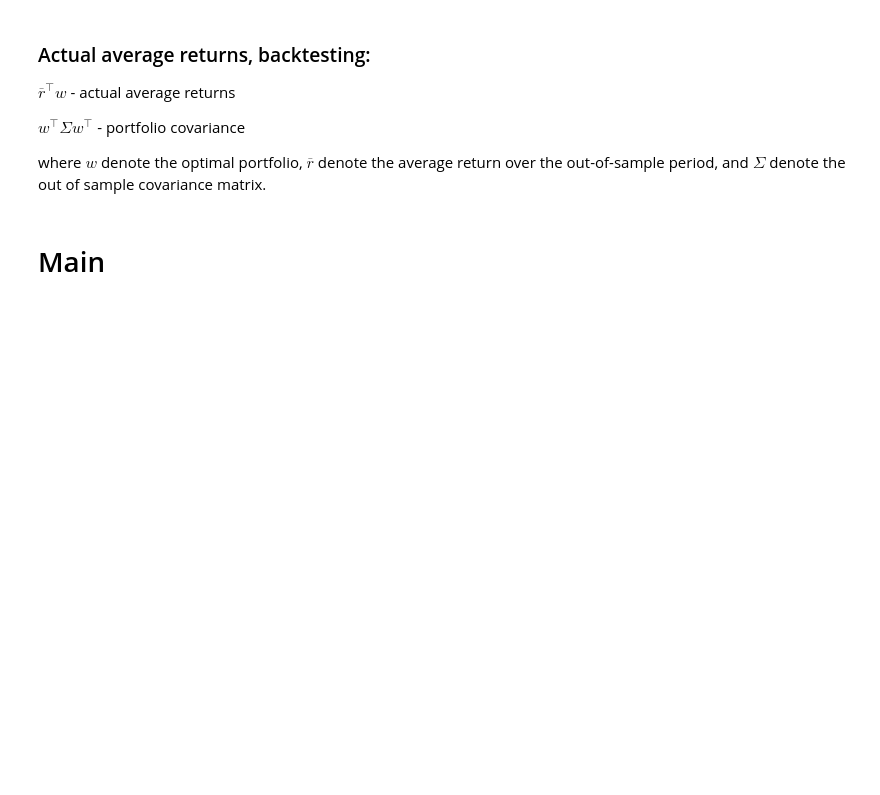
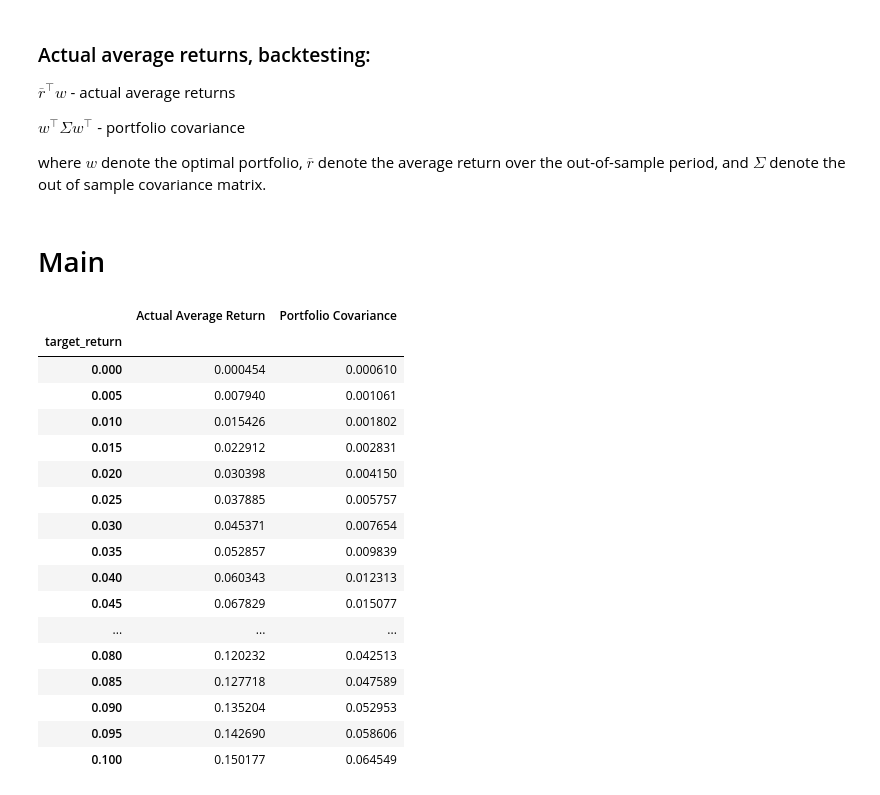
Before and after one commit to ep4518/CFcrsw, a Jupyter notebook: data/PortfolioOptimisation.ipynb, the cells around one changed output. Cells and saved outputs as stored; diff of their text form; code cells hidden in the pictures; blank space fills up the shorter version.

```diff
--- a/data/PortfolioOptimisation.ipynb
+++ b/data/PortfolioOptimisation.ipynb
@@ -85,6 +85,27 @@ for i in range(0, daily_returns.shape[0]-100, 12):
     df_weights = optimal_weights(daily_returns_IS, target_return)
     df_act_returns = backtesting(df_weights, daily_returns_OOS, target_return)
     results_dict[index] = pd.DataFrame(df_act_returns, columns=['target_return', 'Actual Average Return', 'Portfolio Covariance']).set_index('target_return')
+# %%
+results_dict[49]
+# %% [output]
+|  | Actual Average Return | Portfolio Covariance |
+| target_return |  |  |
+| 0.000 | 0.000454 | 0.000610 |
+| 0.005 | 0.007940 | 0.001061 |
+| 0.010 | 0.015426 | 0.001802 |
+| 0.015 | 0.022912 | 0.002831 |
+| 0.020 | 0.030398 | 0.004150 |
+| 0.025 | 0.037885 | 0.005757 |
+| 0.030 | 0.045371 | 0.007654 |
+| 0.035 | 0.052857 | 0.009839 |
+| 0.040 | 0.060343 | 0.012313 |
+| 0.045 | 0.067829 | 0.015077 |
+| ... | ... | ... |
+| 0.080 | 0.120232 | 0.042513 |
+| 0.085 | 0.127718 | 0.047589 |
+| 0.090 | 0.135204 | 0.052953 |
+| 0.095 | 0.142690 | 0.058606 |
+| 0.100 | 0.150177 | 0.064549 |
 # %%
 import time
 
```
Also changed, not shown: parts of 1 cell of this notebook, 8 other files.
